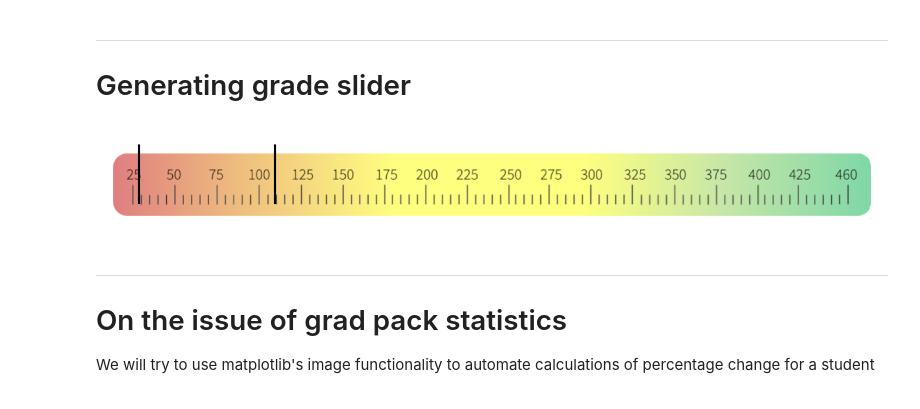
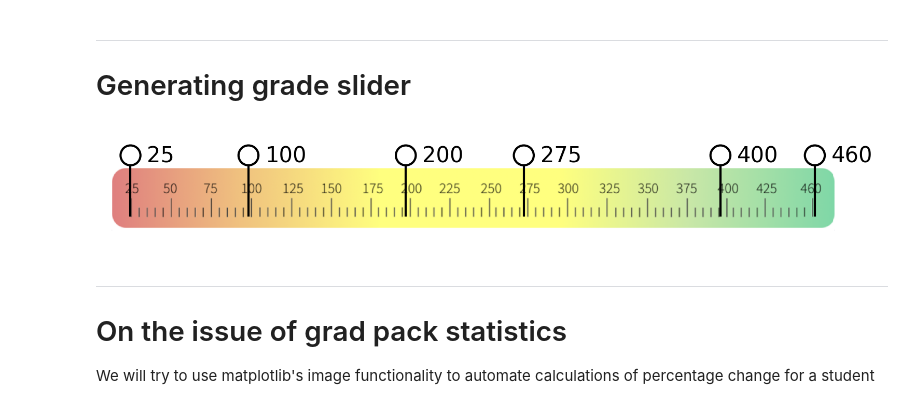
Before and after one commit to callumj2/test-score-rose-generator, a Jupyter notebook: notebook.ipynb, the cells around one changed output. Cells and saved outputs as stored; diff of their text form; code cells hidden in the pictures.

```diff
--- a/notebook.ipynb
+++ b/notebook.ipynb
@@ -176,31 +176,46 @@ import matplotlib.image as mpimg
 # %%
 # Load the slider image
 img = mpimg.imread('assets/slider_template.png')
 
 # Generate a random test score
 SCORE = 25
 SCORE2 = 100
-SCALE = 2.265 # Transforms scores to graphical distances
+scores = [25,100,200,275,400,460]
+SCALE = 2.37 # Transforms scores to graphical distances
+SCALE_DECAY = -0.5 # For whatever reason the scale falls off toward the higher values
 
 # Generate framework
 fig, ax = plt.subplots(dpi= 300)
 # fig.set_size_inches([3.5,3.5])
 ax.axis('off')
 
 # Add the slider
 ax.imshow(img)
 
 # Add a vertical line at the score point
-ZERO = -2 # The x value of 25 on the slider
-YMIN = -10
+ZERO = 28 # The x value of 25 on the slider
+YMIN = -3
 YMAX = 73
 # ax.vline(x= ZERO + SCORE, ymin= -10, ymax = 75, c= 'black' )
-ax.plot([ZERO + SCORE*SCALE]*2, [YMIN, YMAX], c = "black", linewidth = 1)
-ax.plot([ZERO + SCORE2*SCALE]*2, [YMIN, YMAX], c = "black", linewidth = 1)
+# ax.plot([ZERO + (SCORE-25)*SCALE]*2, [YMIN, YMAX], c = "black", linewidth = 1)
+# ax.plot([ZERO + (SCORE2-25)*SCALE]*2, [YMIN, YMAX], c = "black", linewidth = 1)
+
+# Add circle
+RADIUS = 15
+# ax.add_patch(plt.Circle(xy = (ZERO + (SCORE-25)*SCALE,YMIN - RADIUS),radius = RADIUS, fill = False, linewidth = 1))
+# Add text
+TEXT_OFFSET_X = 25
+TEXT_OFFSET_Y = -5
+# ax.text(ZERO + (SCORE-25)*SCALE + TEXT_OFFSET_X, YMIN + TEXT_OFFSET_Y, SCORE)
+
+for score in scores:
+    ax.plot([ZERO + (score-25)*SCALE]*2, [YMIN, YMAX], c = "black", linewidth = 1)
+    ax.add_patch(plt.Circle(xy = (ZERO + (score-25)*SCALE - score*SCALE_DECAY,YMIN - RADIUS),radius = RADIUS, fill = False, linewidth = 1))
+    ax.text(ZERO + (score-25)*SCALE + TEXT_OFFSET_X, YMIN + TEXT_OFFSET_Y, score)
 
 fig.savefig("plots/test_slider.png")
 # %% [output]
-[figure, old version]
+[figure, new version]
 # %% [markdown]
 ----
 # On the issue of grad pack statistics
```
Also changed, not shown: 4 other files.
